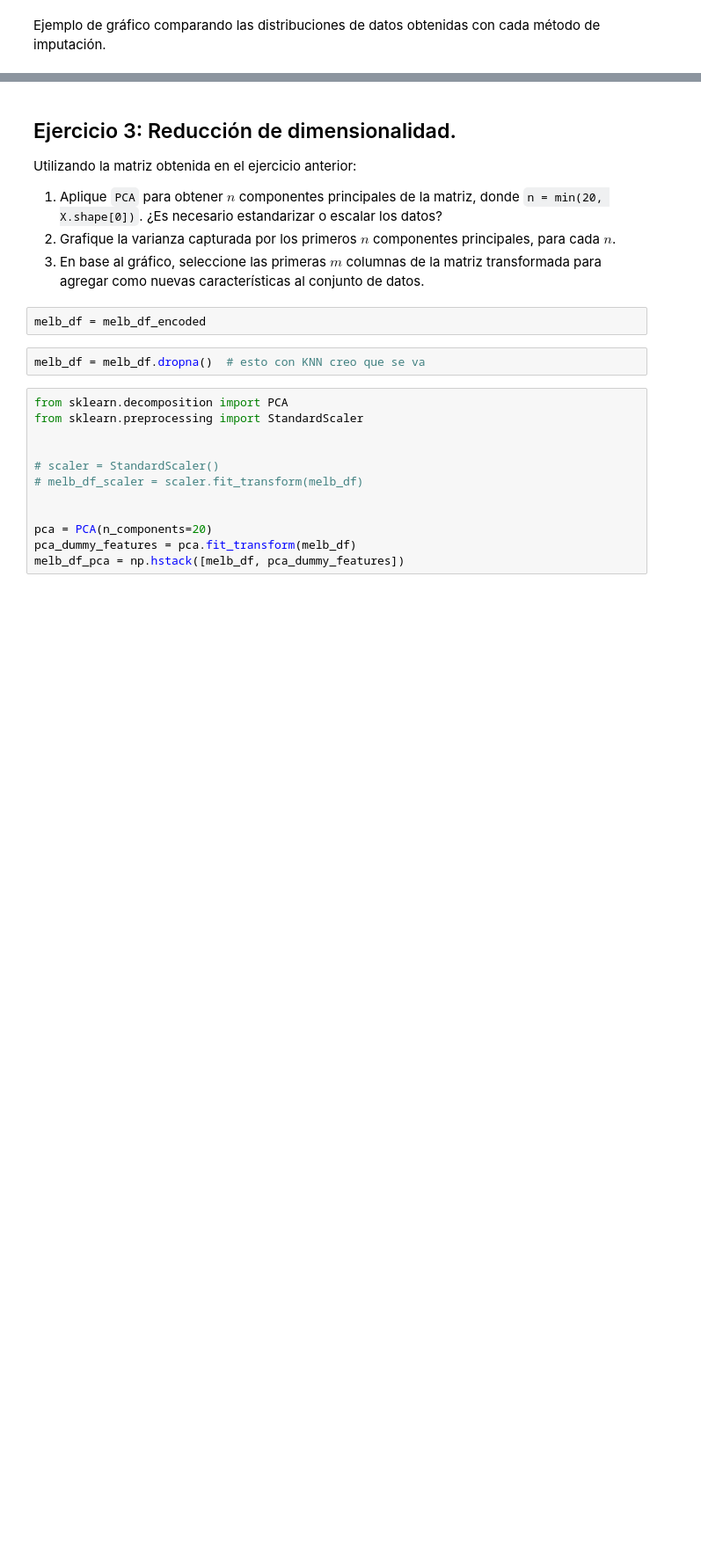
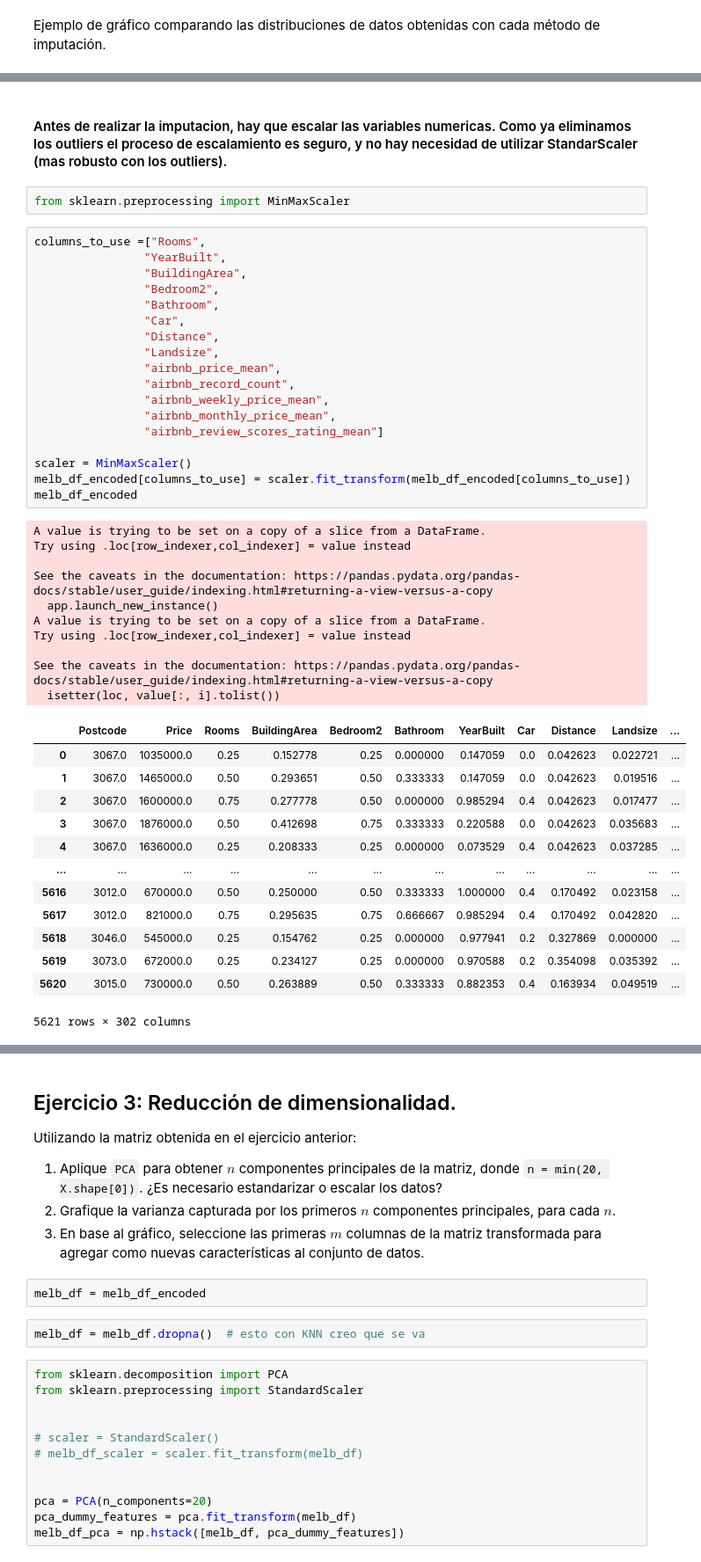
Before and after one commit to JeroFotinos/diplo_datos, a Jupyter notebook: Consignas_Entregable_AEyC - Parte 2.ipynb, the cells around one changed output, grey strips where cells are left out. Shown: that part at 88% size. Saved outputs shown, nothing was run; the diff lists cells and outputs as text; blank space fills up the shorter version.

```diff
--- a/Consignas_Entregable_AEyC - Parte 2.ipynb
+++ b/Consignas_Entregable_AEyC - Parte 2.ipynb
@@ -326,0 +373,46 @@ g = sns.kdeplot(data=data, x="YearBuilt", hue="Imputation")
+# %% [markdown]
+#### Antes de realizar la imputacion, hay que escalar las variables numericas. Como ya eliminamos los outliers el proceso de escalamiento es seguro, y no hay necesidad de utilizar StandarScaler (mas robusto con los outliers).
+# %%
+from sklearn.preprocessing import MinMaxScaler
+# %%
+columns_to_use =["Rooms",
+                "YearBuilt",
+                "BuildingArea",
+                "Bedroom2",
+                "Bathroom",
+                "Car",
+                "Distance",
+                "Landsize",
+                "airbnb_price_mean",
+                "airbnb_record_count",
+                "airbnb_weekly_price_mean",
+                "airbnb_monthly_price_mean",
+                "airbnb_review_scores_rating_mean"]
+
+scaler = MinMaxScaler()
+melb_df_encoded[columns_to_use] = scaler.fit_transform(melb_df_encoded[columns_to_use])
+melb_df_encoded
+# %% [output]
+A value is trying to be set on a copy of a slice from a DataFrame.
+Try using .loc[row_indexer,col_indexer] = value instead
+
+See the caveats in the documentation: https://pandas.pydata.org/pandas-docs/stable/user_guide/indexing.html#returning-a-view-versus-a-copy
+  app.launch_new_instance()
+A value is trying to be set on a copy of a slice from a DataFrame.
+Try using .loc[row_indexer,col_indexer] = value instead
+
+See the caveats in the documentation: https://pandas.pydata.org/pandas-docs/stable/user_guide/indexing.html#returning-a-view-versus-a-copy
+  isetter(loc, value[:, i].tolist())
+|  | Postcode | Price | Rooms | BuildingArea | Bedroom2 | Bathroom | YearBuilt | Car | Distance | Landsize | ... |
+| 0 | 3067.0 | 1035000.0 | 0.25 | 0.152778 | 0.25 | 0.000000 | 0.147059 | 0.0 | 0.042623 | 0.022721 | ... |
+| 1 | 3067.0 | 1465000.0 | 0.50 | 0.293651 | 0.50 | 0.333333 | 0.147059 | 0.0 | 0.042623 | 0.019516 | ... |
+| 2 | 3067.0 | 1600000.0 | 0.75 | 0.277778 | 0.50 | 0.000000 | 0.985294 | 0.4 | 0.042623 | 0.017477 | ... |
+| 3 | 3067.0 | 1876000.0 | 0.50 | 0.412698 | 0.75 | 0.333333 | 0.220588 | 0.0 | 0.042623 | 0.035683 | ... |
+| 4 | 3067.0 | 1636000.0 | 0.25 | 0.208333 | 0.25 | 0.000000 | 0.073529 | 0.4 | 0.042623 | 0.037285 | ... |
+| ... | ... | ... | ... | ... | ... | ... | ... | ... | ... | ... | ... |
+| 5616 | 3012.0 | 670000.0 | 0.50 | 0.250000 | 0.50 | 0.333333 | 1.000000 | 0.4 | 0.170492 | 0.023158 | ... |
+| 5617 | 3012.0 | 821000.0 | 0.75 | 0.295635 | 0.75 | 0.666667 | 0.985294 | 0.4 | 0.170492 | 0.042820 | ... |
+| 5618 | 3046.0 | 545000.0 | 0.25 | 0.154762 | 0.25 | 0.000000 | 0.977941 | 0.2 | 0.327869 | 0.000000 | ... |
+| 5619 | 3073.0 | 672000.0 | 0.25 | 0.234127 | 0.25 | 0.000000 | 0.970588 | 0.2 | 0.354098 | 0.035392 | ... |
+| 5620 | 3015.0 | 730000.0 | 0.50 | 0.263889 | 0.50 | 0.333333 | 0.882353 | 0.4 | 0.163934 | 0.049519 | ... |
+5621 rows × 302 columns
```
Also changed, not shown: parts of 29 cells of this notebook.
